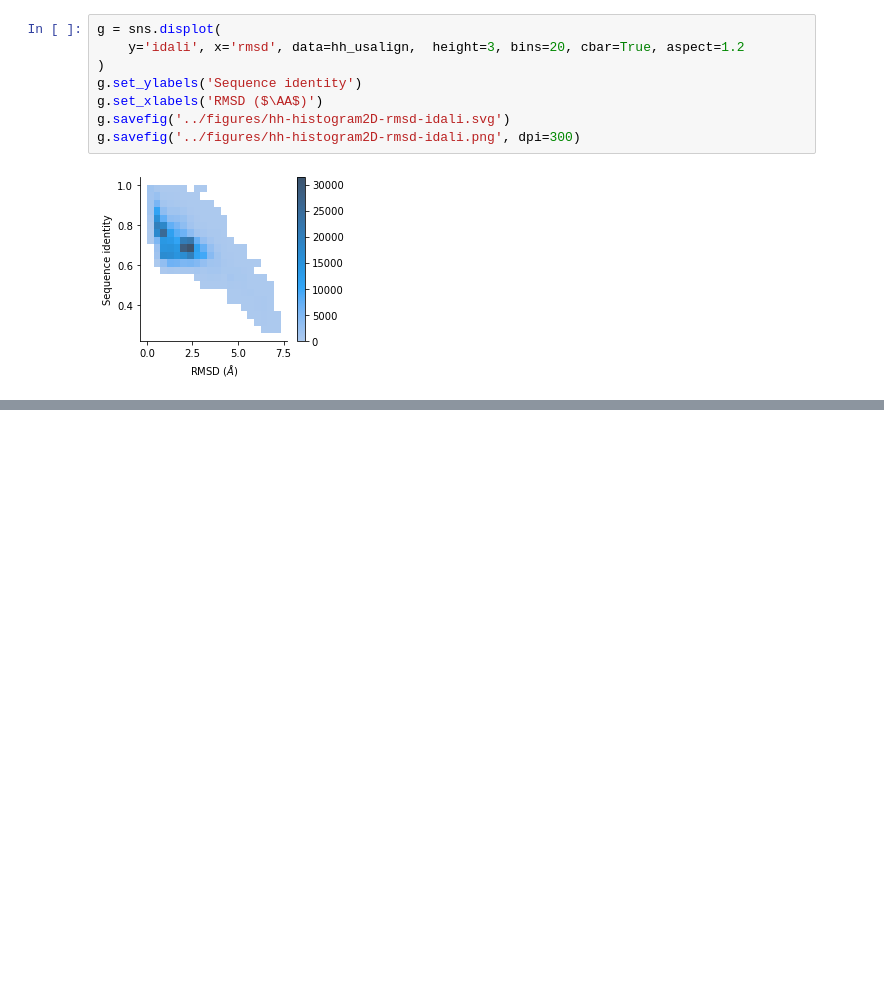
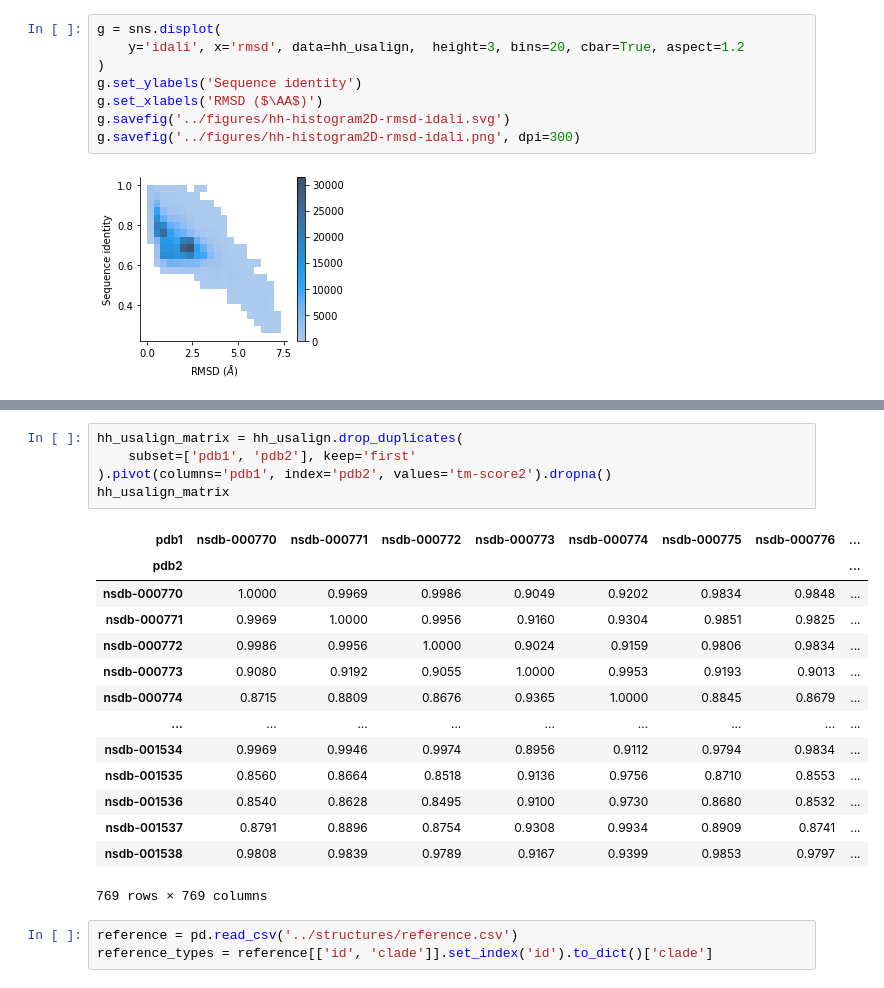
Before and after one commit to kacarlab/nif-structures, a Jupyter notebook: notebooks/04-structural-alignment.ipynb, the cells around one changed output, grey strips where cells are left out. Cells and saved outputs as stored; diff of their text form; blank space fills up the shorter version.

```diff
--- a/notebooks/04-structural-alignment.ipynb
+++ b/notebooks/04-structural-alignment.ipynb
@@ -449,0 +241,23 @@ g.savefig('../figures/hh-histogram2D-rmsd-idali.png', dpi=300)
+# %%
+hh_usalign_matrix = hh_usalign.drop_duplicates(
+    subset=['pdb1', 'pdb2'], keep='first'
+).pivot(columns='pdb1', index='pdb2', values='tm-score2').dropna()
+hh_usalign_matrix
+# %% [output]
+| pdb1 | nsdb-000770 | nsdb-000771 | nsdb-000772 | nsdb-000773 | nsdb-000774 | nsdb-000775 | nsdb-000776 | ... |
+| pdb2 |  |  |  |  |  |  |  | ... |
+| nsdb-000770 | 1.0000 | 0.9969 | 0.9986 | 0.9049 | 0.9202 | 0.9834 | 0.9848 | ... |
+| nsdb-000771 | 0.9969 | 1.0000 | 0.9956 | 0.9160 | 0.9304 | 0.9851 | 0.9825 | ... |
+| nsdb-000772 | 0.9986 | 0.9956 | 1.0000 | 0.9024 | 0.9159 | 0.9806 | 0.9834 | ... |
+| nsdb-000773 | 0.9080 | 0.9192 | 0.9055 | 1.0000 | 0.9953 | 0.9193 | 0.9013 | ... |
+| nsdb-000774 | 0.8715 | 0.8809 | 0.8676 | 0.9365 | 1.0000 | 0.8845 | 0.8679 | ... |
+| ... | ... | ... | ... | ... | ... | ... | ... | ... |
+| nsdb-001534 | 0.9969 | 0.9946 | 0.9974 | 0.8956 | 0.9112 | 0.9794 | 0.9834 | ... |
+| nsdb-001535 | 0.8560 | 0.8664 | 0.8518 | 0.9136 | 0.9756 | 0.8710 | 0.8553 | ... |
+| nsdb-001536 | 0.8540 | 0.8628 | 0.8495 | 0.9100 | 0.9730 | 0.8680 | 0.8532 | ... |
+| nsdb-001537 | 0.8791 | 0.8896 | 0.8754 | 0.9308 | 0.9934 | 0.8909 | 0.8741 | ... |
+| nsdb-001538 | 0.9808 | 0.9839 | 0.9789 | 0.9167 | 0.9399 | 0.9853 | 0.9797 | ... |
+769 rows × 769 columns
+# %%
+reference = pd.read_csv('../structures/reference.csv')
+reference_types = reference[['id', 'clade']].set_index('id').to_dict()['clade']
```
Also changed, not shown: parts of 35 cells of this notebook, 9 other files.
